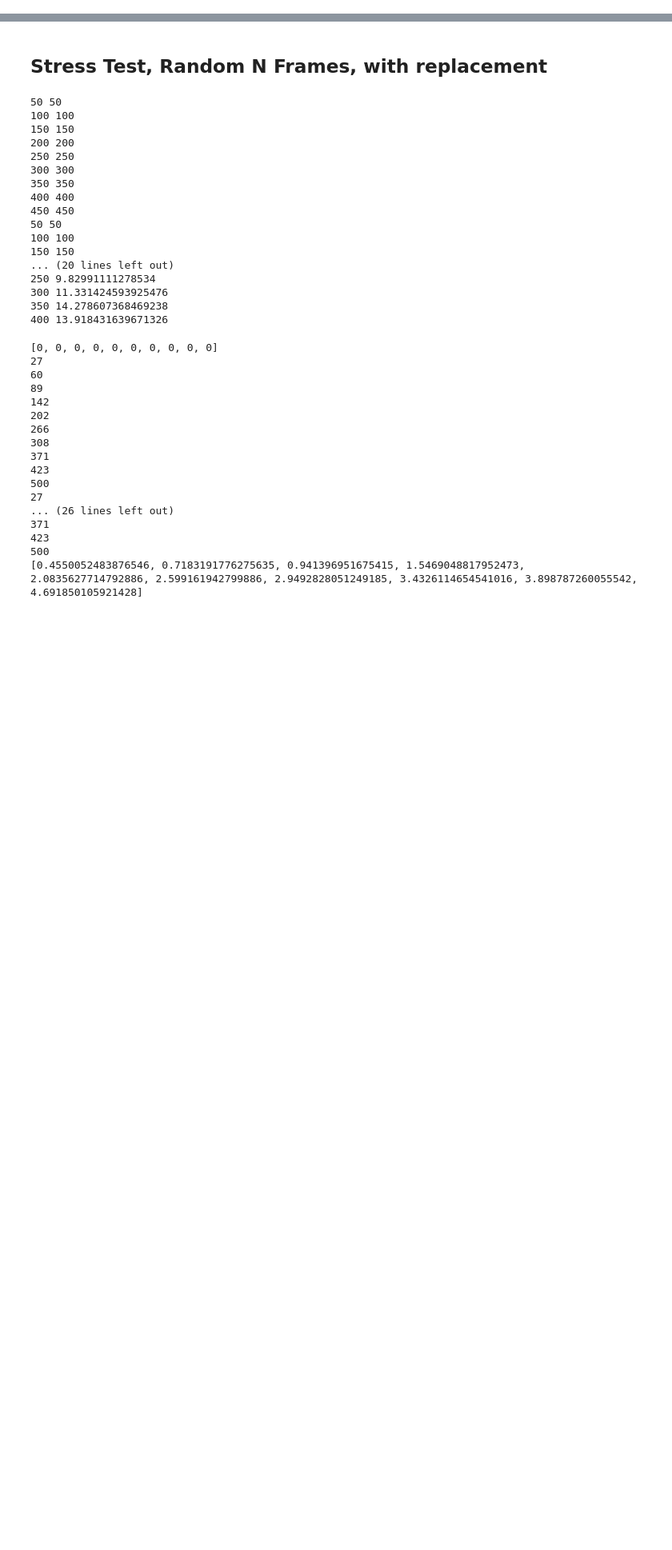
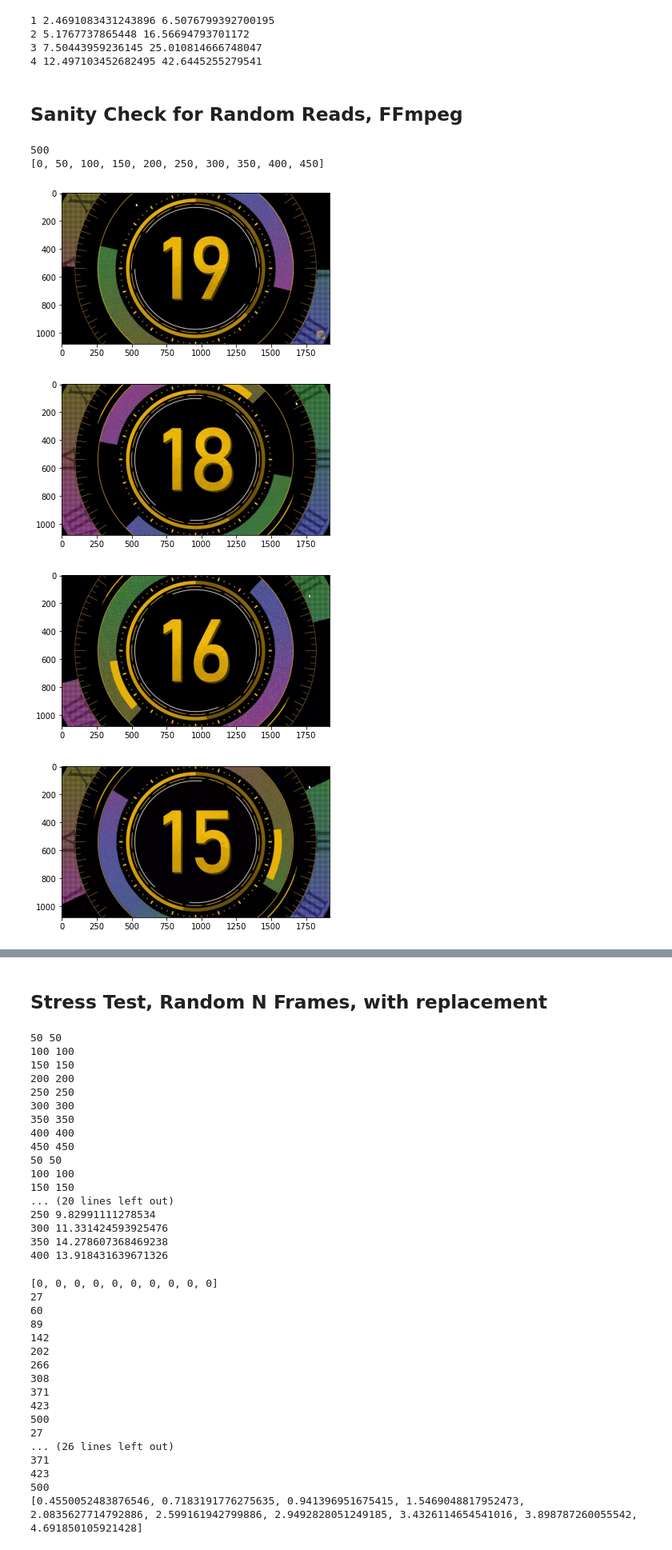
Before and after one commit to akshayrdeodhar/eva, a Jupyter notebook: tutorials/storage_engines.ipynb, the cells around one changed output, grey strips where cells are left out. Shown at 80% size. Drawn from its saved outputs; the diff is of its cells as text; code cells hidden in the pictures; blank space fills up the shorter version.

```diff
--- a/tutorials/storage_engines.ipynb
+++ b/tutorials/storage_engines.ipynb
@@ -92,0 +110,37 @@ ffengine = FFmpegStorageEngine()
+# %%
+video_intervals_b = [1, 2, 3, 4]
+video_locations_b = ["/home/akshay/Downloads/evavideos/" + str(x) + ".mp4" for x in video_intervals_b]
+video_names_b = [str(x) for x in video_intervals_b]
+table_names_b = ["table_" + str(x) for x in video_intervals_b]
+results_blob_write = writevideo_test(video_locations_b, video_names_b, writevideo_blob)
+for result in results_blob_write:
+    print(result[0], result[1], result[2] / (1024 ** 2))
+# %% [output]
+1 2.4691083431243896 6.5076799392700195
+2 5.1767737865448 16.56694793701172
+3 7.50443959236145 25.010814666748047
+4 12.497103452682495 42.6445255279541
+# %% [markdown]
+## Sanity Check for Random Reads, FFmpeg
+# %%
+table = DataFrameMetadata("table_16", "16")
+engine = FFmpegStorageEngine()
+n_frames = engine.get_frame_count(Table)
+print(n_frames)
+x = False
+random_frames = list(range(0, n_frames, 50))
+print(random_frames)
+engine.open_read(table, ("random", random_frames))
+for images in engine.read(table):
+    image_arrays = images.frames['data'].values
+    for image in image_arrays:
+        plt.imshow(image)
+        plt.show()
+engine.close_read(table)
+# %% [output]
+500
+[0, 50, 100, 150, 200, 250, 300, 350, 400, 450]
+[figure, added]
+[figure, added]
+[figure, added]
+[figure, added]
```
Also changed, not shown: parts of 31 cells of this notebook, 2 other files.
